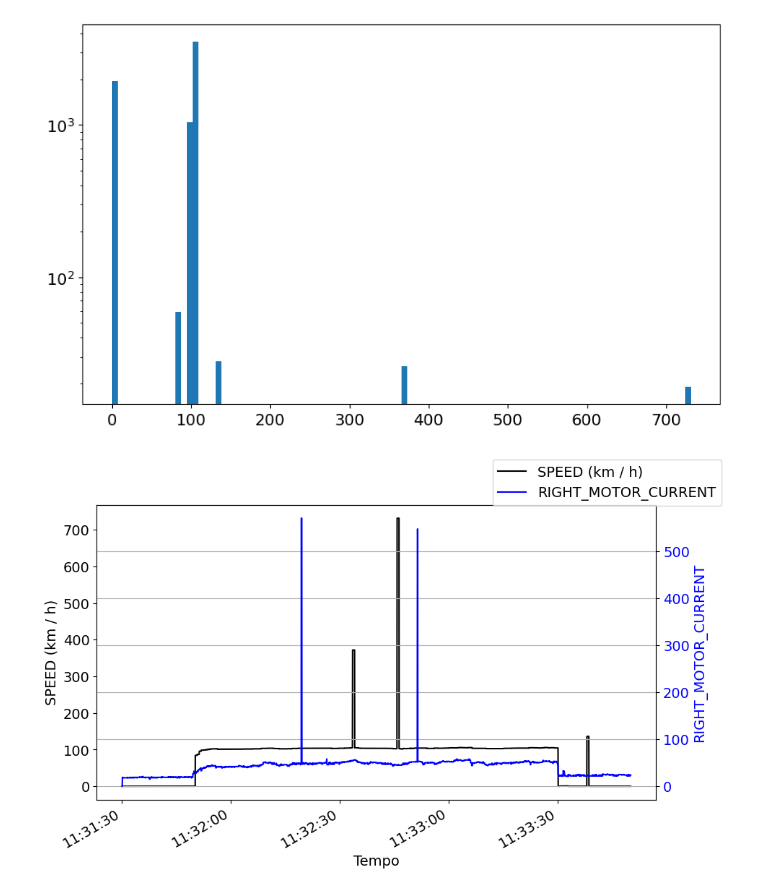
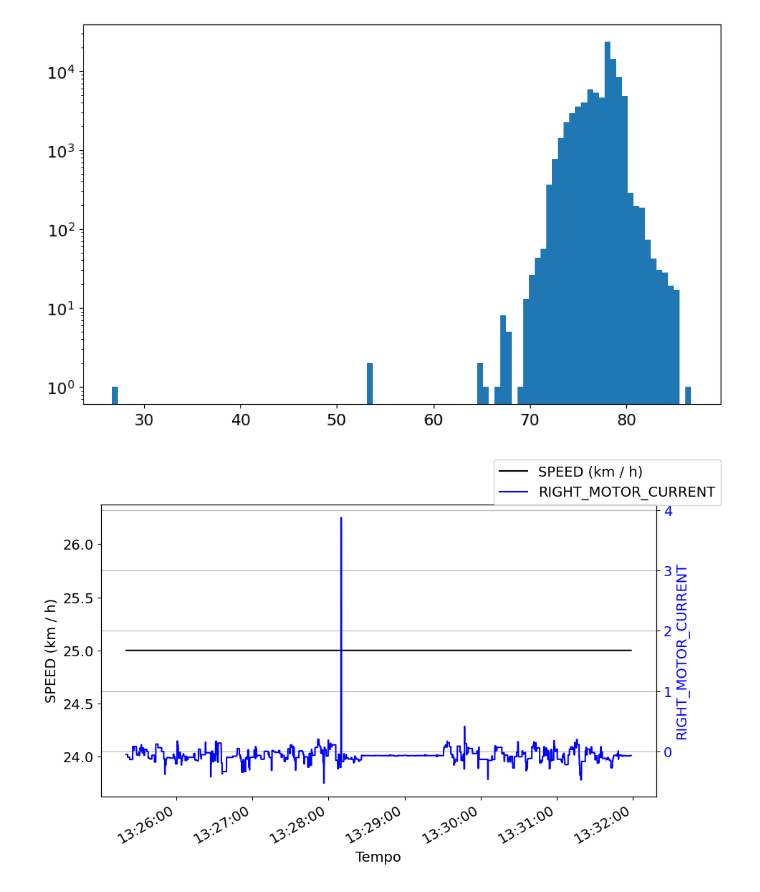
Before and after one commit to Tesla-UFMG/Data-Analysis, a Jupyter notebook: notebooks/csv_testing.ipynb, the cells around one changed output. Saved outputs shown, nothing was run; the diff lists cells and outputs as text; code cells hidden in the pictures.

```diff
--- a/notebooks/csv_testing.ipynb
+++ b/notebooks/csv_testing.ipynb
@@ -10,7 +10,7 @@ import matplotlib.dates as mdates
 plt.rcParams.update({'font.size': 14}) # Set global font size to 18
 plt.rcParams["figure.figsize"] = (10, 6)
 
-# dataset_path = "../data/dados_telemetria/teste_odonto_08122025/full/mike1"
+# dataset_path = "../data/dados_telemetria/teste_odonto_08122025/full"
 # dataset_path = "../data/dados_telemetria/oficina_151225_comp/full/mike"
 dataset_path = "../data/dados_telemetria/betim_161225/full"
 
@@ -21,16 +21,18 @@ dataset_path = "../data/dados_telemetria/betim_161225/full"
 # dataset_path = "../data/dados_telemetria/betim_161225/full/"
 # dataset_path = "../data/dados_telemetria/teste_odonto_08122025/full/"
 # full_df = pd.read_csv(f'{dataset_path}/full_df.csv')
-csv_file_name = "miguelito1_enduro1.csv"
-full_df = pd.read_csv(f'{dataset_path}/miguelito1/{csv_file_name}')
+# csv_file_name = "mike1_enduro1.csv"
+# csv_folder = csv_file_name.split('_')[0]
+# full_df = pd.read_csv(f'{dataset_path}/{csv_folder}/{csv_file_name}')
+full_df = pd.read_csv(f'{dataset_path}/full_df.csv')
 # full_df.columns
 # full_df.shape
 # %%
-plt.hist(full_df['LEFT_MOTOR_CURRENT'], bins = 100)
+plt.hist(full_df['TOTAL_VOLTAGE'], bins = 100)
 plt.yscale("log")
 plt.show()
 # %% [output]
-[figure, old version]
+[figure, new version]
 # %%
 def get_range_by_time(timestamps, start_date, end_date):
     if end_date == -1 or start_date == -1:
@@ -68,35 +70,35 @@ timestamps_plot = full_df['timestamp'][range_plot] / 1000
 dates_plot = [datetime.fromtimestamp(ts) for ts in timestamps_plot]
 # %%
 # car_velocity = (full_df['LEFT_MOTOR_CURRENT'] + full_df['RIGHT_MOTOR_CURRENT'])
-car_velocity = full_df['LEFT_MOTOR_CURRENT']
+car_velocity = full_df['ELETROBUILD_TEMPERATURE']
 # car_velocity = (full_df['LEFT_MOTOR_SPEED'] + full_df['RIGHT_MOTOR_SPEED']) / 2
-mode = full_df['SHUNT_CURRENT']
+mode = full_df['ACCEL_LONGITUDINAL']
 
 # Create the plot
 fig, ax1 = plt.subplots()
 ax1.plot(dates_plot, car_velocity[range_plot], color="black", label="SPEED (km / h)")
 ax1.set_xlabel('Tempo')
 ax1.set_ylabel('SPEED (km / h)', color='black')
 
 # Create a second y-axis sharing the same x-axis
 ax2 = ax1.twinx()
 
 ax2.plot(dates_plot, mode[range_plot], color="blue", label="RIGHT_MOTOR_CURRENT")
 ax2.set_ylabel('RIGHT_MOTOR_CURRENT', color='blue')
 ax2.tick_params(axis='y', labelcolor='blue')
 
 date_format = mdates.DateFormatter("%H:%M:%S")
 ax1.xaxis.set_major_formatter(date_format)
 
 # Optional: Rotate x-axis labels for better readability if they overlap
 fig.autofmt_xdate()
 
 # Optional: align legends
 fig.legend(loc='upper right')
 plt.grid(True)
 plt.show()
 # %% [output]
-[figure, old version]
+[figure, new version]
 # %%
 fig, axs = plt.subplots(4,2, figsize=(16,10)) # Adjust figsize as needed
 
```
Also changed, not shown: parts of 5 cells of this notebook, 5 other files.
